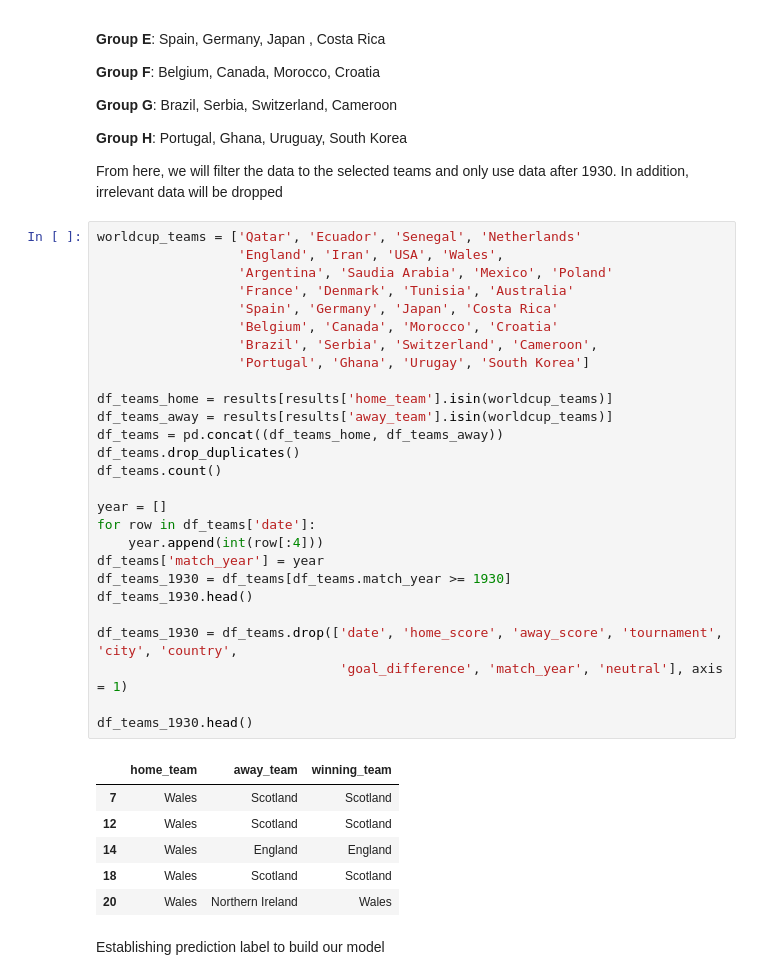
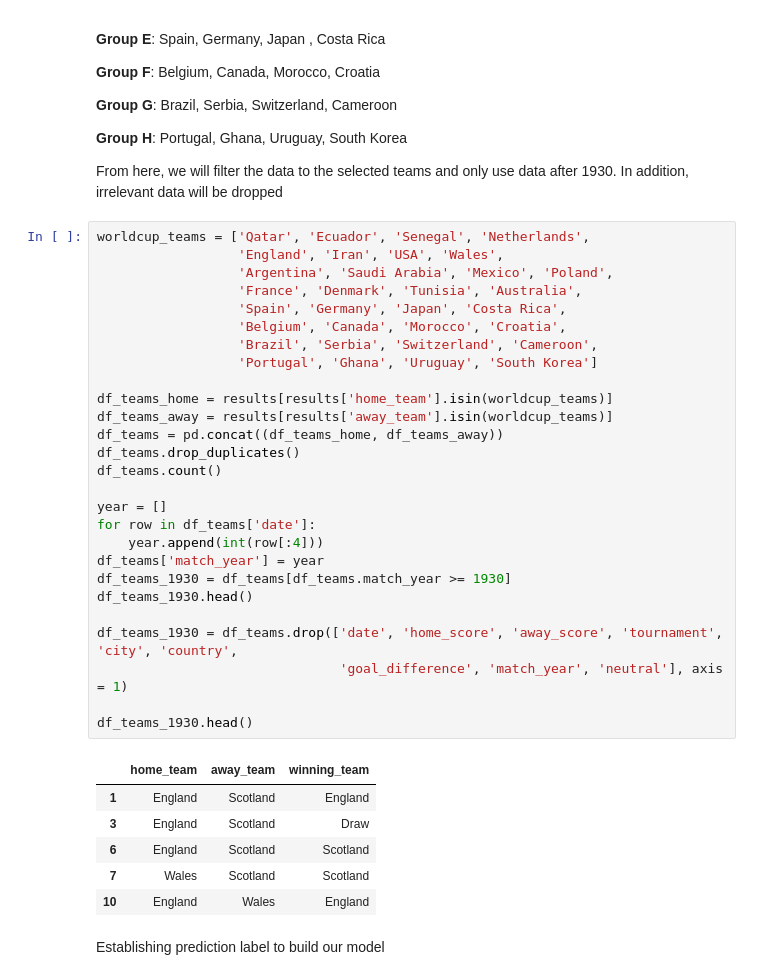
Before and after one commit to ktsim01/FIFA-World-Cup-2022-Prediction, a Jupyter notebook: World_Cup_2022_Prediction.ipynb, the cells around one changed output. Cells and saved outputs as stored; diff of their text form.

```diff
--- a/World_Cup_2022_Prediction.ipynb
+++ b/World_Cup_2022_Prediction.ipynb
@@ -90,39 +90,39 @@ Group Stage for the Qatar World Cup 2022:
 
 From here, we will filter the data to the selected teams and only use data after 1930. In addition, irrelevant data will be dropped
 # %%
-worldcup_teams = ['Qatar', 'Ecuador', 'Senegal', 'Netherlands'
+worldcup_teams = ['Qatar', 'Ecuador', 'Senegal', 'Netherlands',
                   'England', 'Iran', 'USA', 'Wales',
-                  'Argentina', 'Saudia Arabia', 'Mexico', 'Poland'
-                  'France', 'Denmark', 'Tunisia', 'Australia'
-                  'Spain', 'Germany', 'Japan', 'Costa Rica'
-                  'Belgium', 'Canada', 'Morocco', 'Croatia'
+                  'Argentina', 'Saudi Arabia', 'Mexico', 'Poland',
+                  'France', 'Denmark', 'Tunisia', 'Australia',
+                  'Spain', 'Germany', 'Japan', 'Costa Rica',
+                  'Belgium', 'Canada', 'Morocco', 'Croatia',
                   'Brazil', 'Serbia', 'Switzerland', 'Cameroon',
-                  'Portugal', 'Ghana', 'Urugay', 'South Korea']
+                  'Portugal', 'Ghana', 'Uruguay', 'South Korea']
 
 df_teams_home = results[results['home_team'].isin(worldcup_teams)]
 df_teams_away = results[results['away_team'].isin(worldcup_teams)]
 df_teams = pd.concat((df_teams_home, df_teams_away))
 df_teams.drop_duplicates()
 df_teams.count()
 
 year = []
 for row in df_teams['date']:
     year.append(int(row[:4]))
 df_teams['match_year'] = year
 df_teams_1930 = df_teams[df_teams.match_year >= 1930]
 df_teams_1930.head()
 
 df_teams_1930 = df_teams.drop(['date', 'home_score', 'away_score', 'tournament', 'city', 'country',
                                'goal_difference', 'match_year', 'neutral'], axis = 1)
 
 df_teams_1930.head()
 # %% [output]
 |  | home_team | away_team | winning_team |
+| 1 | England | Scotland | England |
+| 3 | England | Scotland | Draw |
+| 6 | England | Scotland | Scotland |
 | 7 | Wales | Scotland | Scotland |
-| 12 | Wales | Scotland | Scotland |
-| 14 | Wales | England | England |
-| 18 | Wales | Scotland | Scotland |
-| 20 | Wales | Northern Ireland | Wales |
+| 10 | England | Wales | England |
 # %% [markdown]
 Establishing prediction label to build our model
 # %%
```
Also changed, not shown: parts of 16 cells of this notebook.
